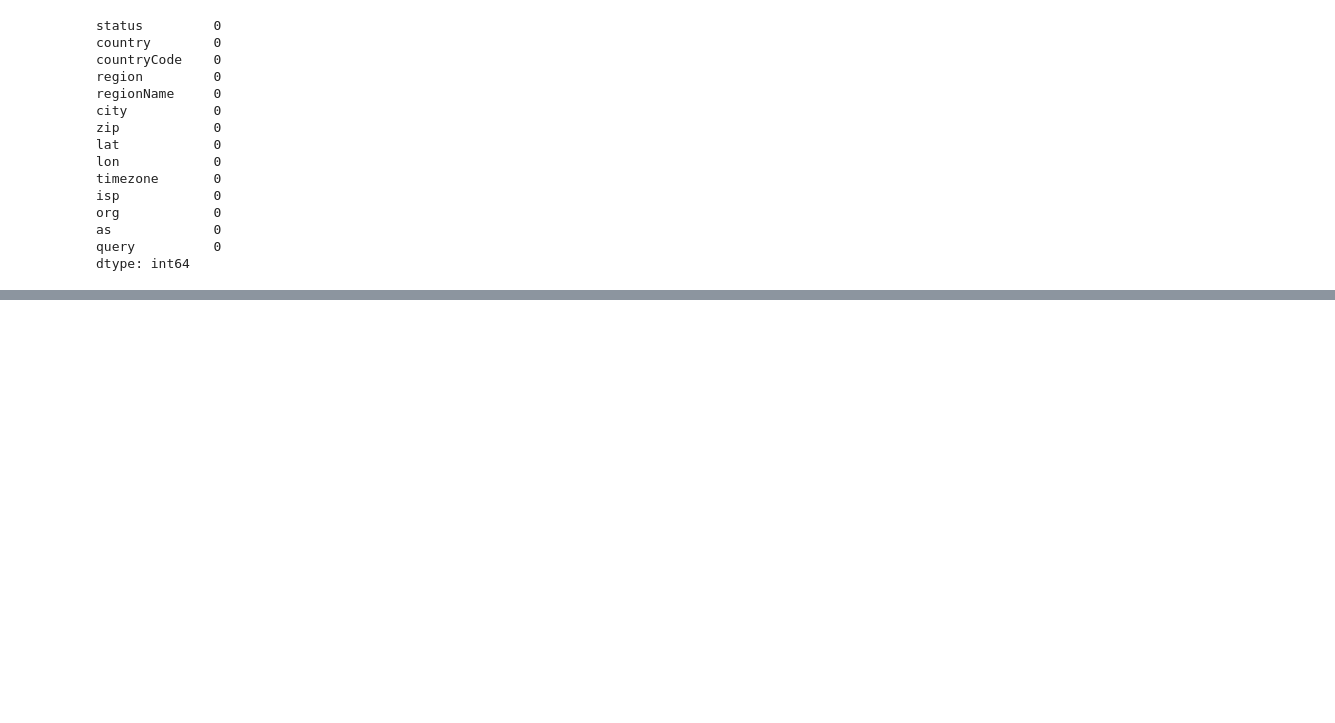
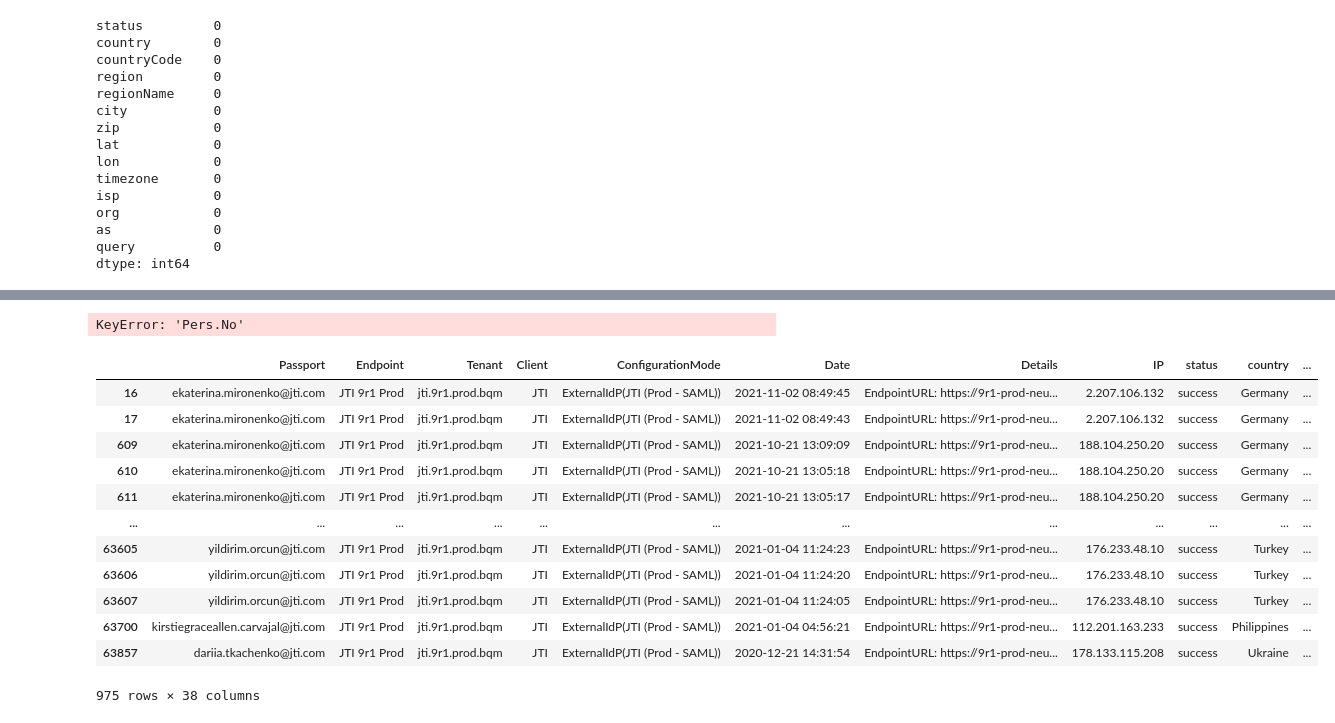
Before and after one commit to RafZel/NYCDSA_Project_1, a Jupyter notebook: project_1.ipynb, the cells around one changed output, grey strips where cells are left out. Drawn from its saved outputs; the diff is of its cells as text; code cells hidden in the pictures; blank space fills up the shorter version.

```diff
--- a/project_1.ipynb
+++ b/project_1.ipynb
@@ -229,0 +447,4 @@ AttributeError: 'DataFrameGroupBy' object has no attribute 'value_counts'
+# %%
+df_prod_3a = df_prod_3[df_prod_3['Pers.No'].isna()]
+# %% [output]
+KeyError: 'Pers.No'
@@ -229,0 +455,16 @@ AttributeError: 'DataFrameGroupBy' object has no attribute 'value_counts'
+# %%
+df_prod_3a
+# %% [output]
+|  | Passport | Endpoint | Tenant | Client | ConfigurationMode | Date | Details | IP | status | country | ... |
+| 16 | ekaterina.mironenko@jti.com | JTI 9r1 Prod | jti.9r1.prod.bqm | JTI | ExternalIdP(JTI (Prod - SAML)) | 2021-11-02 08:49:45 | EndpointURL: https://9r1-prod-neu... | 2.207.106.132 | success | Germany | ... |
+| 17 | ekaterina.mironenko@jti.com | JTI 9r1 Prod | jti.9r1.prod.bqm | JTI | ExternalIdP(JTI (Prod - SAML)) | 2021-11-02 08:49:43 | EndpointURL: https://9r1-prod-neu... | 2.207.106.132 | success | Germany | ... |
+| 609 | ekaterina.mironenko@jti.com | JTI 9r1 Prod | jti.9r1.prod.bqm | JTI | ExternalIdP(JTI (Prod - SAML)) | 2021-10-21 13:09:09 | EndpointURL: https://9r1-prod-neu... | 188.104.250.20 | success | Germany | ... |
+| 610 | ekaterina.mironenko@jti.com | JTI 9r1 Prod | jti.9r1.prod.bqm | JTI | ExternalIdP(JTI (Prod - SAML)) | 2021-10-21 13:05:18 | EndpointURL: https://9r1-prod-neu... | 188.104.250.20 | success | Germany | ... |
+| 611 | ekaterina.mironenko@jti.com | JTI 9r1 Prod | jti.9r1.prod.bqm | JTI | ExternalIdP(JTI (Prod - SAML)) | 2021-10-21 13:05:17 | EndpointURL: https://9r1-prod-neu... | 188.104.250.20 | success | Germany | ... |
+| ... | ... | ... | ... | ... | ... | ... | ... | ... | ... | ... | ... |
+| 63605 | yildirim.orcun@jti.com | JTI 9r1 Prod | jti.9r1.prod.bqm | JTI | ExternalIdP(JTI (Prod - SAML)) | 2021-01-04 11:24:23 | EndpointURL: https://9r1-prod-neu... | 176.233.48.10 | success | Turkey | ... |
+| 63606 | yildirim.orcun@jti.com | JTI 9r1 Prod | jti.9r1.prod.bqm | JTI | ExternalIdP(JTI (Prod - SAML)) | 2021-01-04 11:24:20 | EndpointURL: https://9r1-prod-neu... | 176.233.48.10 | success | Turkey | ... |
+| 63607 | yildirim.orcun@jti.com | JTI 9r1 Prod | jti.9r1.prod.bqm | JTI | ExternalIdP(JTI (Prod - SAML)) | 2021-01-04 11:24:05 | EndpointURL: https://9r1-prod-neu... | 176.233.48.10 | success | Turkey | ... |
+| 63700 | kirstiegraceallen.carvajal@jti.com | JTI 9r1 Prod | jti.9r1.prod.bqm | JTI | ExternalIdP(JTI (Prod - SAML)) | 2021-01-04 04:56:21 | EndpointURL: https://9r1-prod-neu... | 112.201.163.233 | success | Philippines | ... |
+| 63857 | dariia.tkachenko@jti.com | JTI 9r1 Prod | jti.9r1.prod.bqm | JTI | ExternalIdP(JTI (Prod - SAML)) | 2020-12-21 14:31:54 | EndpointURL: https://9r1-prod-neu... | 178.133.115.208 | success | Ukraine | ... |
+975 rows × 38 columns
```
Also changed, not shown: parts of 59 cells of this notebook.
